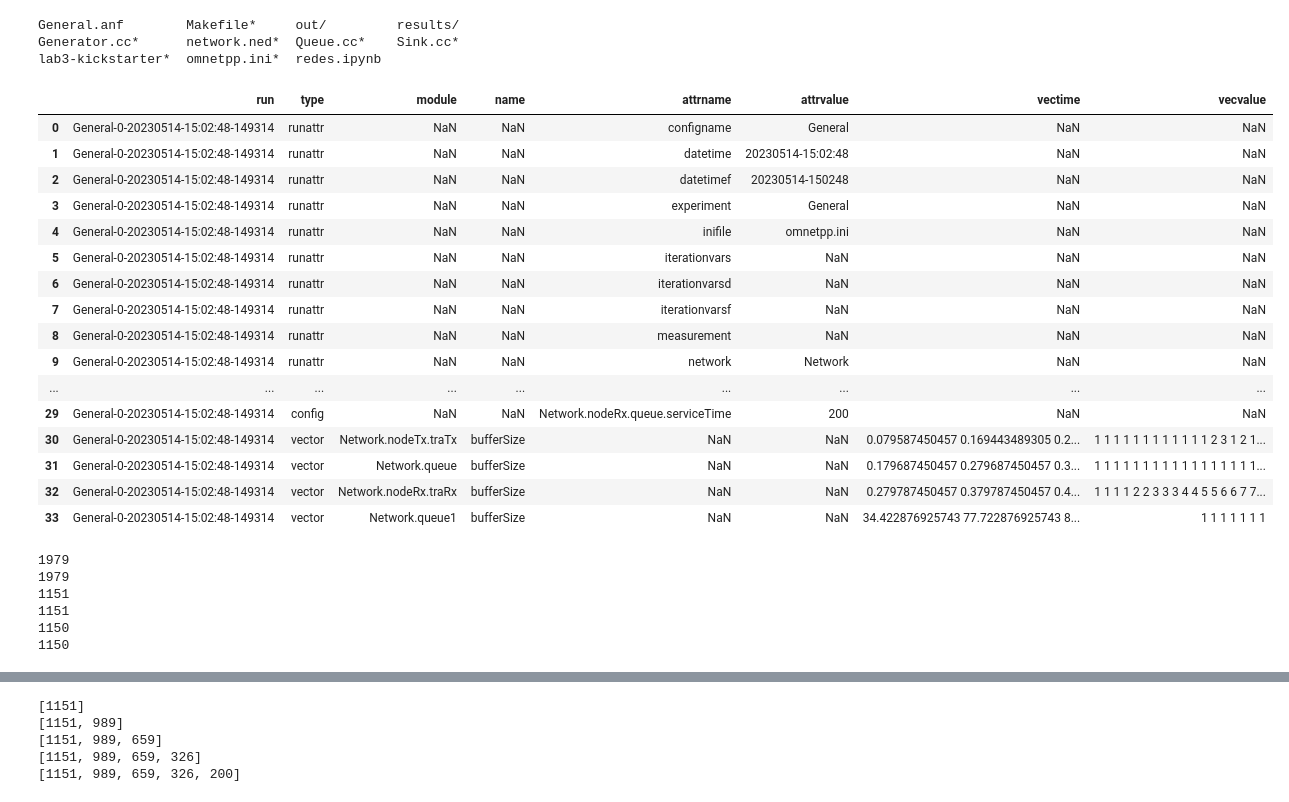
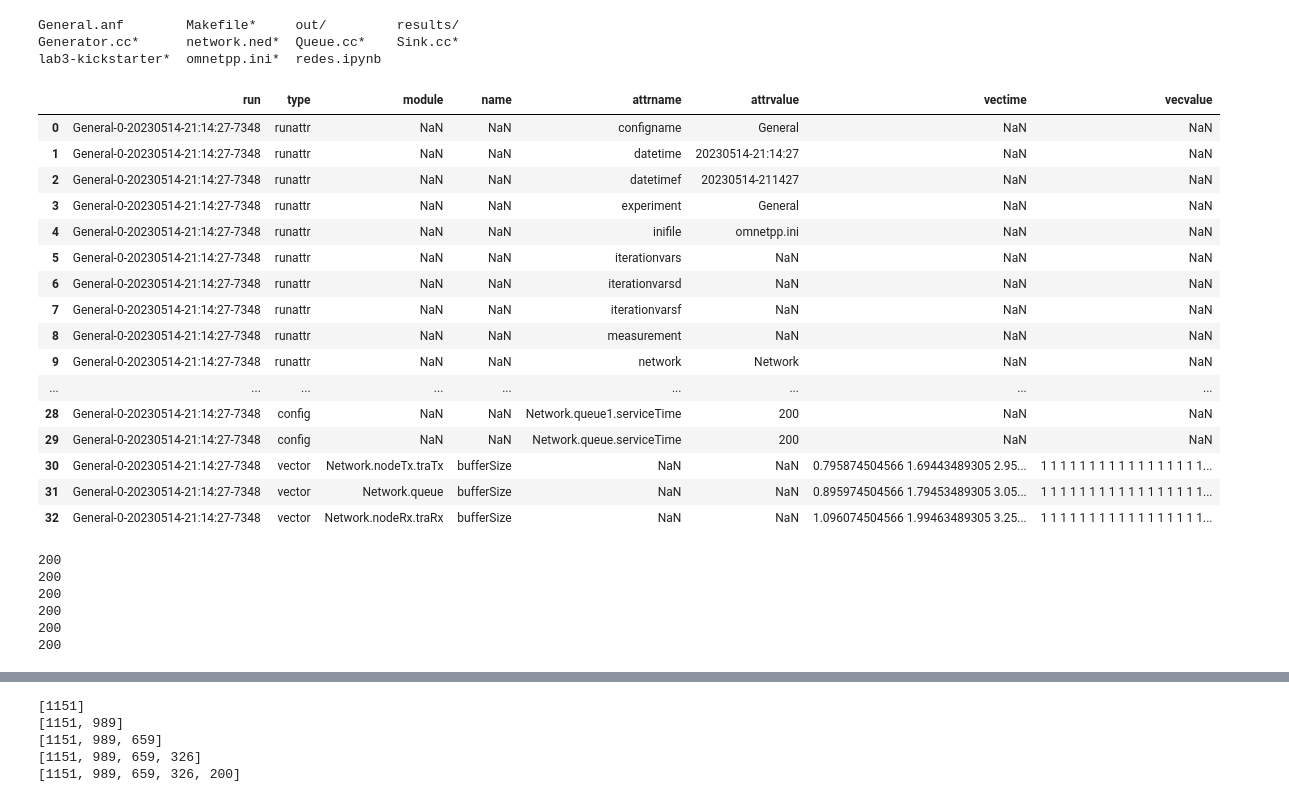
Before and after one commit to milicarabelos/Analisis-de-flujo-y-congestion-simulacion-discreta, a Jupyter notebook: src/redes.ipynb, the cells around one changed output, grey strips where cells are left out. Cells and saved outputs as stored; diff of their text form; code cells hidden in the pictures.

```diff
--- a/src/redes.ipynb
+++ b/src/redes.ipynb
@@ -12,35 +12,35 @@ lab3-kickstarter*  omnetpp.ini*  redes.ipynb
 # %%
 #Configuracion inicial
 %matplotlib inline
 import matplotlib.pyplot as plt #librería para graficas de python
 import numpy # extiende las librerias de matemática de python
 import pandas as pd #libreria para procesamiento de datos muy usada en la industria
 import seaborn # Extiende las funcionalidades de matplotlib, muy usado en data visualization
 import csv
 
-str_filename = 'results/exported_stads/diseño_mejorado/1/bufferSize/0.1.csv'
+str_filename = 'results/exported_stads/diseño_mejorado/2/bufferSize/1.csv'
 
 data = pd.read_csv(str_filename)
 
 data
 # %% [output]
 |  | run | type | module | name | attrname | attrvalue | vectime | vecvalue |
-| 0 | General-0-20230514-15:02:48-149314 | runattr | NaN | NaN | configname | General | NaN | NaN |
-| 1 | General-0-20230514-15:02:48-149314 | runattr | NaN | NaN | datetime | 20230514-15:02:48 | NaN | NaN |
-| 2 | General-0-20230514-15:02:48-149314 | runattr | NaN | NaN | datetimef | 20230514-150248 | NaN | NaN |
-| 3 | General-0-20230514-15:02:48-149314 | runattr | NaN | NaN | experiment | General | NaN | NaN |
-| 4 | General-0-20230514-15:02:48-149314 | runattr | NaN | NaN | inifile | omnetpp.ini | NaN | NaN |
-| 5 | General-0-20230514-15:02:48-149314 | runattr | NaN | NaN | iterationvars | NaN | NaN | NaN |
-| 6 | General-0-20230514-15:02:48-149314 | runattr | NaN | NaN | iterationvarsd | NaN | NaN | NaN |
-| 7 | General-0-20230514-15:02:48-149314 | runattr | NaN | NaN | iterationvarsf | NaN | NaN | NaN |
-| 8 | General-0-20230514-15:02:48-149314 | runattr | NaN | NaN | measurement | NaN | NaN | NaN |
-| 9 | General-0-20230514-15:02:48-149314 | runattr | NaN | NaN | network | Network | NaN | NaN |
+| 0 | General-0-20230514-21:14:27-7348 | runattr | NaN | NaN | configname | General | NaN | NaN |
+| 1 | General-0-20230514-21:14:27-7348 | runattr | NaN | NaN | datetime | 20230514-21:14:27 | NaN | NaN |
+| 2 | General-0-20230514-21:14:27-7348 | runattr | NaN | NaN | datetimef | 20230514-211427 | NaN | NaN |
+| 3 | General-0-20230514-21:14:27-7348 | runattr | NaN | NaN | experiment | General | NaN | NaN |
+| 4 | General-0-20230514-21:14:27-7348 | runattr | NaN | NaN | inifile | omnetpp.ini | NaN | NaN |
+| 5 | General-0-20230514-21:14:27-7348 | runattr | NaN | NaN | iterationvars | NaN | NaN | NaN |
+| 6 | General-0-20230514-21:14:27-7348 | runattr | NaN | NaN | iterationvarsd | NaN | NaN | NaN |
+| 7 | General-0-20230514-21:14:27-7348 | runattr | NaN | NaN | iterationvarsf | NaN | NaN | NaN |
+| 8 | General-0-20230514-21:14:27-7348 | runattr | NaN | NaN | measurement | NaN | NaN | NaN |
+| 9 | General-0-20230514-21:14:27-7348 | runattr | NaN | NaN | network | Network | NaN | NaN |
 | ... | ... | ... | ... | ... | ... | ... | ... | ... |
-| 29 | General-0-20230514-15:02:48-149314 | config | NaN | NaN | Network.nodeRx.queue.serviceTime | 200 | NaN | NaN |
-| 30 | General-0-20230514-15:02:48-149314 | vector | Network.nodeTx.traTx | bufferSize | NaN | NaN | 0.079587450457 0.169443489305 0.2... | 1 1 1 1 1 1 1 1 1 1 1 1 2 3 1 2 1... |
-| 31 | General-0-20230514-15:02:48-149314 | vector | Network.queue | bufferSize | NaN | NaN | 0.179687450457 0.279687450457 0.3... | 1 1 1 1 1 1 1 1 1 1 1 1 1 1 1 1 1... |
-| 32 | General-0-20230514-15:02:48-149314 | vector | Network.nodeRx.traRx | bufferSize | NaN | NaN | 0.279787450457 0.379787450457 0.4... | 1 1 1 1 2 2 3 3 3 4 4 5 5 6 6 7 7... |
-| 33 | General-0-20230514-15:02:48-149314 | vector | Network.queue1 | bufferSize | NaN | NaN | 34.422876925743 77.722876925743 8... | 1 1 1 1 1 1 1 |
+| 28 | General-0-20230514-21:14:27-7348 | config | NaN | NaN | Network.queue1.serviceTime | 200 | NaN | NaN |
+| 29 | General-0-20230514-21:14:27-7348 | config | NaN | NaN | Network.queue.serviceTime | 200 | NaN | NaN |
+| 30 | General-0-20230514-21:14:27-7348 | vector | Network.nodeTx.traTx | bufferSize | NaN | NaN | 0.795874504566 1.69443489305 2.95... | 1 1 1 1 1 1 1 1 1 1 1 1 1 1 1 1 1... |
+| 31 | General-0-20230514-21:14:27-7348 | vector | Network.queue | bufferSize | NaN | NaN | 0.895974504566 1.79453489305 3.05... | 1 1 1 1 1 1 1 1 1 1 1 1 1 1 1 1 1... |
+| 32 | General-0-20230514-21:14:27-7348 | vector | Network.nodeRx.traRx | bufferSize | NaN | NaN | 1.096074504566 1.99463489305 3.25... | 1 1 1 1 1 1 1 1 1 1 1 1 1 1 1 1 1... |
 # %%
 #Omnet guarda los valores de nuestro "vector" (lista de valores) en una celda, por lo que tengo que extraer estos valores
 #version vieja 26-27-28 version nueva 30-31-32 y puede que 33
@@ -51,8 +51,8 @@ time_queue = data['vectime'].loc[[31]].tolist()
 buffer_queue = data['vecvalue'].loc[[31]].tolist()
 
 #solo para el diseño mejorado
-#time_queue1 = data['vectime'].loc[[33]].tolist()
-#buffer_queue1 = data['vecvalue'].loc[[33]].tolist()
+#time_queue1 = data['vectime'].loc[[34]].tolist()
+#buffer_queue1 = data['vecvalue'].loc[[34]].tolist()
 
 
 time_sink = data['vectime'].loc[[32]].tolist()
@@ -80,12 +80,12 @@ print(len(buffer_sink))
 #print(len(time_queue1))
 #print(len(buffer_queue1))
 # %% [output]
-1979
-1979
-1151
-1151
-1150
-1150
+200
+200
+200
+200
+200
+200
 # %%
 fig, ax1 = plt.subplots()
 plt.plot(time_gen,buffer_gen, color='tab:blue', label="Tx")
```
Also changed, not shown: parts of 10 cells of this notebook, 18 other files.
